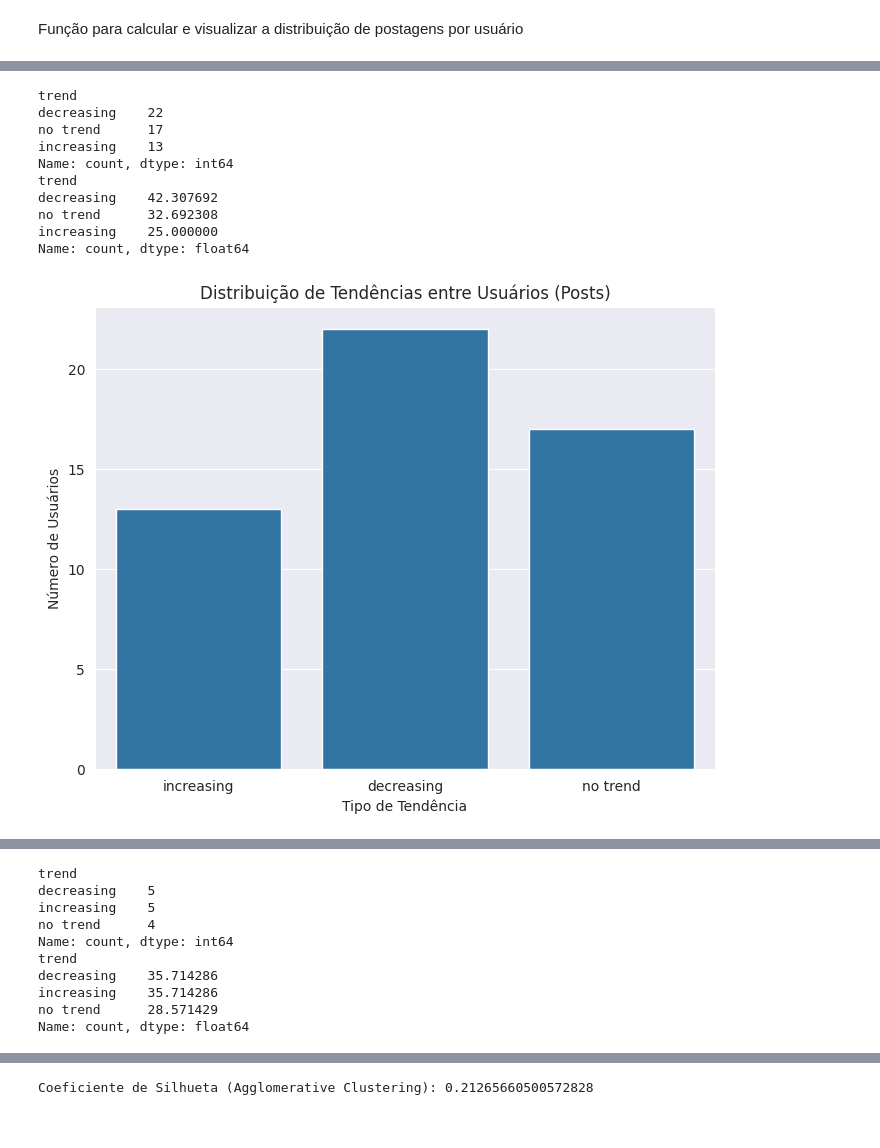
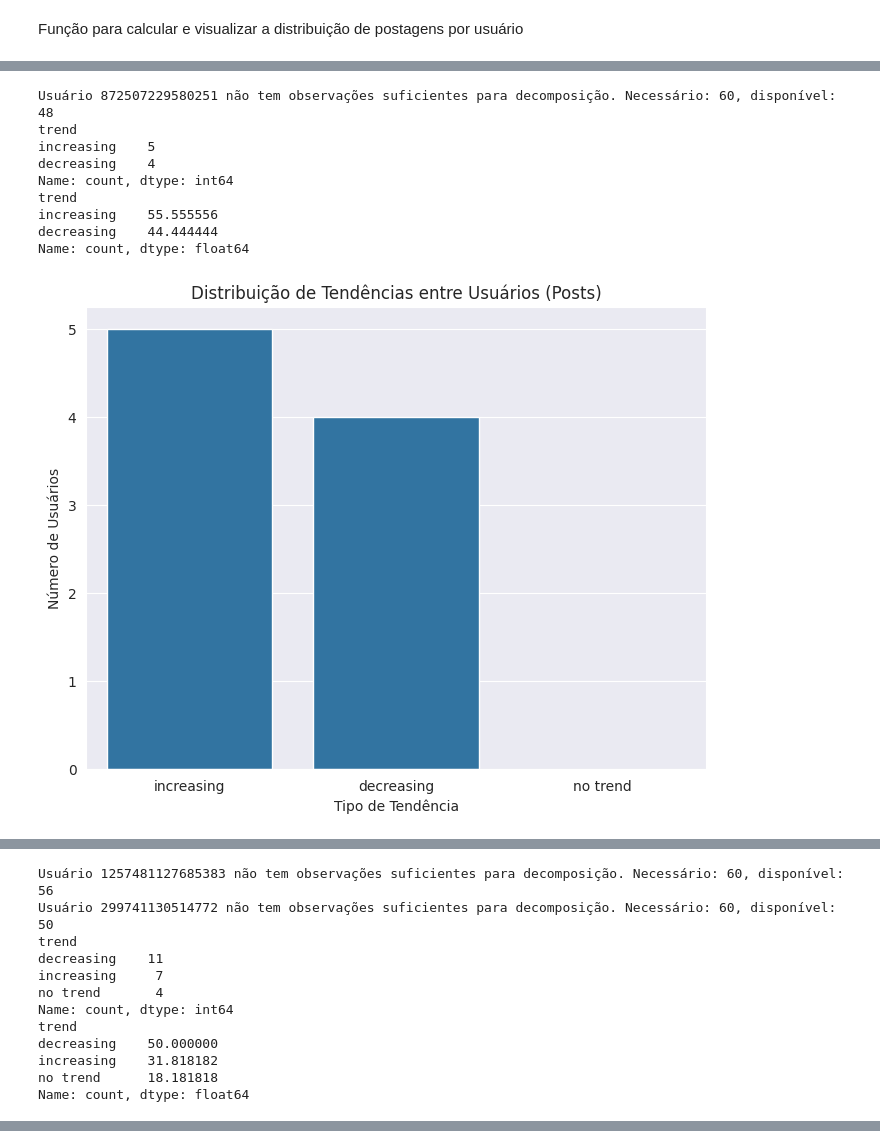
Before and after one commit to paulovitorss/analise_dados, a Jupyter notebook: teste.ipynb, the cells around one changed output, grey strips where cells are left out. Drawn from its saved outputs; the diff is of its cells as text; code cells hidden in the pictures.

Commit message:
Testando cluster pt2

```diff
--- a/teste.ipynb
+++ b/teste.ipynb
@@ -283,6 +320,6 @@ df_agrupado_soma = df_posts_interacoes.groupby(['id_usuario']).agg(
 ).reset_index()
 # %%
-df_likes_agrupado = df_likes.groupby('id_usuario')['quantLikes'].sum().reset_index(name='somaLikes')
+df_likes_agrupado = df_likes.groupby('id_usuario').agg(somaLikes=('quantLikes', 'sum'))
 
 # Juntar os dataframes
 df_agrupado_soma = df_agrupado_soma.merge(df_likes_agrupado, on='id_usuario', how='left')
@@ -346,0 +396,27 @@ variaveis_normalizadas = scaler.fit_transform(variaveis2)
+# %%
+import numpy as np
+from sklearn.decomposition import PCA
+
+pca = PCA(n_components=0.75)
+pca_resultado = pca.fit_transform(variaveis_normalizadas)
+
+print("Variância explicada por cada componente:", pca.explained_variance_ratio_)
+
+plt.rcParams["figure.figsize"] = (12, 6)
+
+fig, ax = plt.subplots()
+
+xi = np.arange(1, len(pca.explained_variance_ratio_) + 1, step=1)
+
+y = np.cumsum(pca.explained_variance_ratio_)
+
+plt.ylim(0.0, 1.1)
+plt.plot(xi, y, marker='o', linestyle='--', color='b')
+
+plt.xlabel('Numero de Componentes')
+plt.xticks(np.arange(1, len(pca.explained_variance_ratio_) + 1, step=1))
+plt.ylabel('Variância cumulativa (%)')
+
+plt.grid(True)
+
+plt.show()
@@ -352,18 +431,18 @@ inertias = []
 
 for k in k_values:
     kmeans = KMeans(n_clusters=k, random_state=42)
-    kmeans.fit(variaveis_normalizadas)
+    kmeans.fit(pca_resultado)
     inertias.append(kmeans.inertia_)
 
     # Obter os rótulos dos clusters
     labels = kmeans.labels_
 
     # Calcular o Coeficiente de Silhueta
-    silhouette_avg = silhouette_score(variaveis_normalizadas, labels)
+    silhouette_avg = silhouette_score(pca_resultado, labels)
     silhouette_scores.append(silhouette_avg)
 
     # Calcular o Índice de Davies-Bouldin
-    db_index = davies_bouldin_score(variaveis_normalizadas, labels)
+    db_index = davies_bouldin_score(pca_resultado, labels)
     davies_bouldin_scores.append(db_index)
 # %%
 # Plotar as métricas em um único gráfico
@@ -431,5 +510,5 @@ Número de Clusters: 10 - Índice de Davies-Bouldin: 1.3360265202852948
 # %%
-kmeans = KMeans(n_clusters=2, random_state=42)
+kmeans = KMeans(n_clusters=3, random_state=42)
 
 kmeans.fit(variaveis_normalizadas)
 
@@ -535,18 +615,17 @@ df_cluster1_soma = df_posts_interacoes[
 df_cluster2_soma = df_posts_interacoes[
     df_posts_interacoes['id_usuario'].isin(df_agrupado_soma[df_agrupado_soma['cluster'] == 2]['id_usuario'])]
 # %%
-resultados_mk_cluster0 = teste_mk(df_cluster0_soma, 7)
-resultados_mk_cluster1 = teste_mk(df_cluster1_soma, 7)
-resultados_mk_cluster2 = teste_mk(df_cluster2_soma, 7)
+resultados_mk_cluster0 = teste_mk(df_cluster0_soma, 30)
+resultados_mk_cluster1 = teste_mk(df_cluster1_soma, 30)
+resultados_mk_cluster2 = teste_mk(df_cluster2_soma, 30)
 # %% [output]
+Usuário 872507229580251 não tem observações suficientes para decomposição. Necessário: 60, disponível: 48
 trend
-decreasing    22
-no trend      17
-increasing    13
+increasing    5
+decreasing    4
 Name: count, dtype: int64
 trend
-decreasing    42.307692
-no trend      32.692308
-increasing    25.000000
+increasing    55.555556
+decreasing    44.444444
 Name: count, dtype: float64
-[figure, old version]
+[figure, new version]
@@ -554,10 +633,12 @@ Name: count, dtype: float64
+Usuário 1257481127685383 não tem observações suficientes para decomposição. Necessário: 60, disponível: 56
+Usuário 299741130514772 não tem observações suficientes para decomposição. Necessário: 60, disponível: 50
 trend
-decreasing    5
-increasing    5
-no trend      4
+decreasing    11
+increasing     7
+no trend       4
 Name: count, dtype: int64
 trend
-decreasing    35.714286
-increasing    35.714286
-no trend      28.571429
+decreasing    50.000000
+increasing    31.818182
+no trend      18.181818
 Name: count, dtype: float64
@@ -567,9 +658,0 @@ Nenhum dado disponível para análise.
-# %%
-from sklearn.cluster import AgglomerativeClustering
-
-agg_clustering = AgglomerativeClustering(n_clusters=5)
-labels_agg = agg_clustering.fit_predict(variaveis_normalizadas)
-silhouette_agg = silhouette_score(variaveis_normalizadas, labels_agg)
-print(f'Coeficiente de Silhueta (Agglomerative Clustering): {silhouette_agg}')
-# %% [output]
-Coeficiente de Silhueta (Agglomerative Clustering): 0.21265660500572828
```
Also changed, not shown: parts of 33 cells of this notebook, 1 other file.
